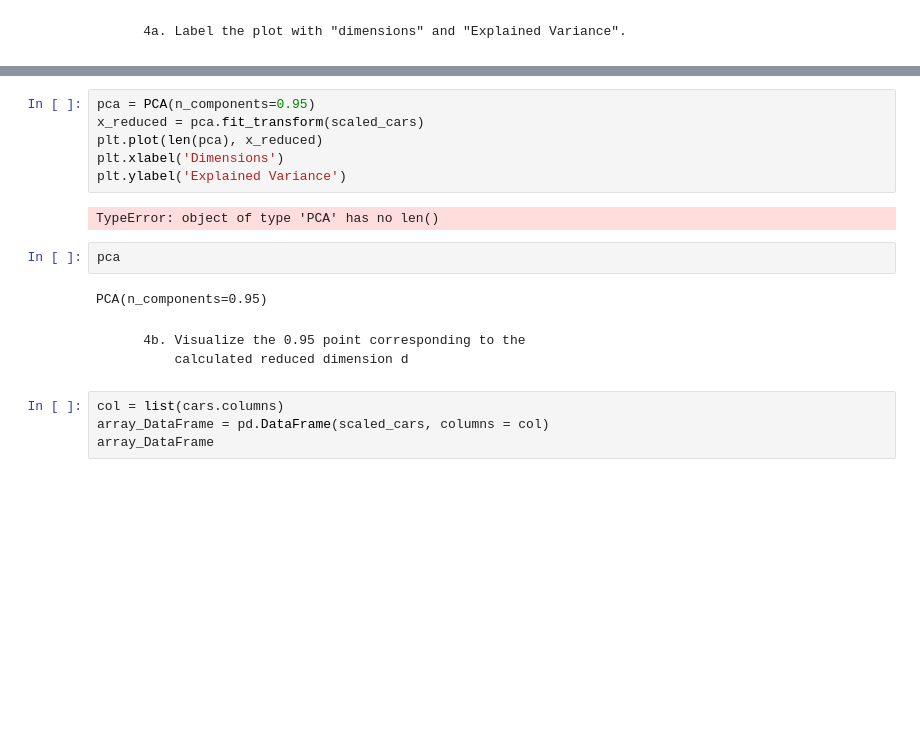
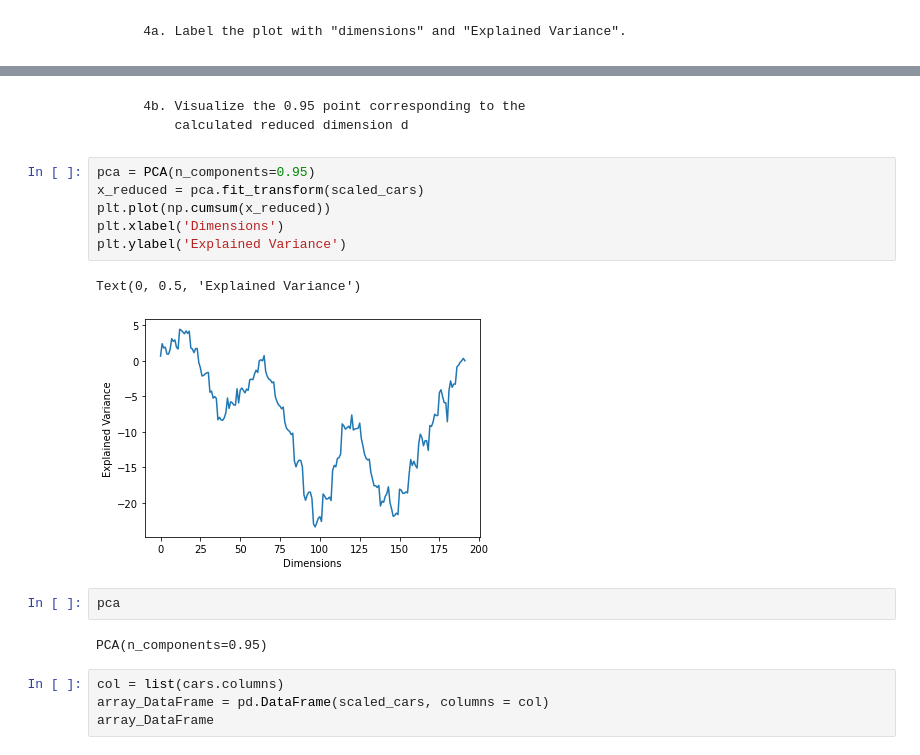
Before and after one commit to yared-shewarade/Machine_Learnig_Project, a Jupyter notebook: K-Means Clustering_CarModel/mtcars.ipynb, the cells around one changed output, grey strips where cells are left out. Cells and saved outputs as stored; diff of their text form; blank space fills up the shorter version.

```diff
--- a/K-Means Clustering_CarModel/mtcars.ipynb
+++ b/K-Means Clustering_CarModel/mtcars.ipynb
@@ -494,21 +496,22 @@ plt.ylabel('Explained Variance')
 # %% [output]
 Text(0, 0.5, 'Explained Variance')
 [figure]
+# %% [markdown]
+        4b. Visualize the 0.95 point corresponding to the
+            calculated reduced dimension d
 # %%
 pca = PCA(n_components=0.95)
 x_reduced = pca.fit_transform(scaled_cars)
-plt.plot(len(pca), x_reduced)
+plt.plot(np.cumsum(x_reduced))
 plt.xlabel('Dimensions')
 plt.ylabel('Explained Variance')
 # %% [output]
-TypeError: object of type 'PCA' has no len()
+Text(0, 0.5, 'Explained Variance')
+[figure, added]
 # %%
 pca
 # %% [output]
 PCA(n_components=0.95)
-# %% [markdown]
-        4b. Visualize the 0.95 point corresponding to the
-            calculated reduced dimension d
 # %%
 col = list(cars.columns)
 array_DataFrame = pd.DataFrame(scaled_cars, columns = col)
```
Also changed, not shown: parts of 1 cell of this notebook.
